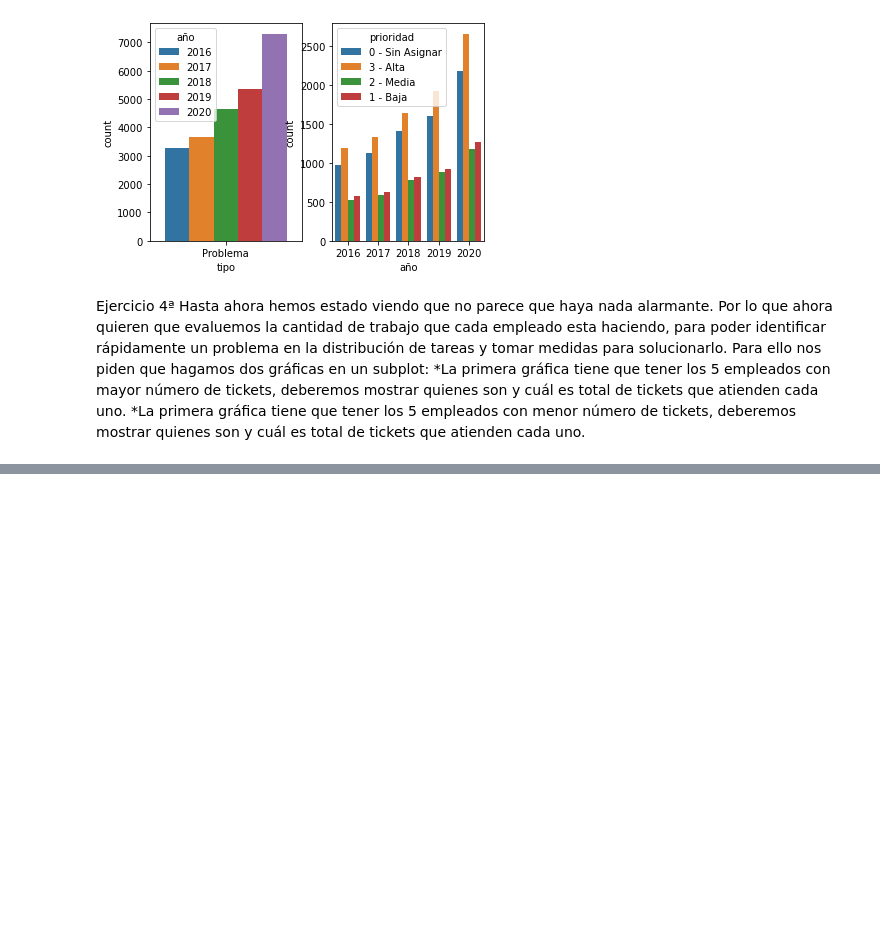
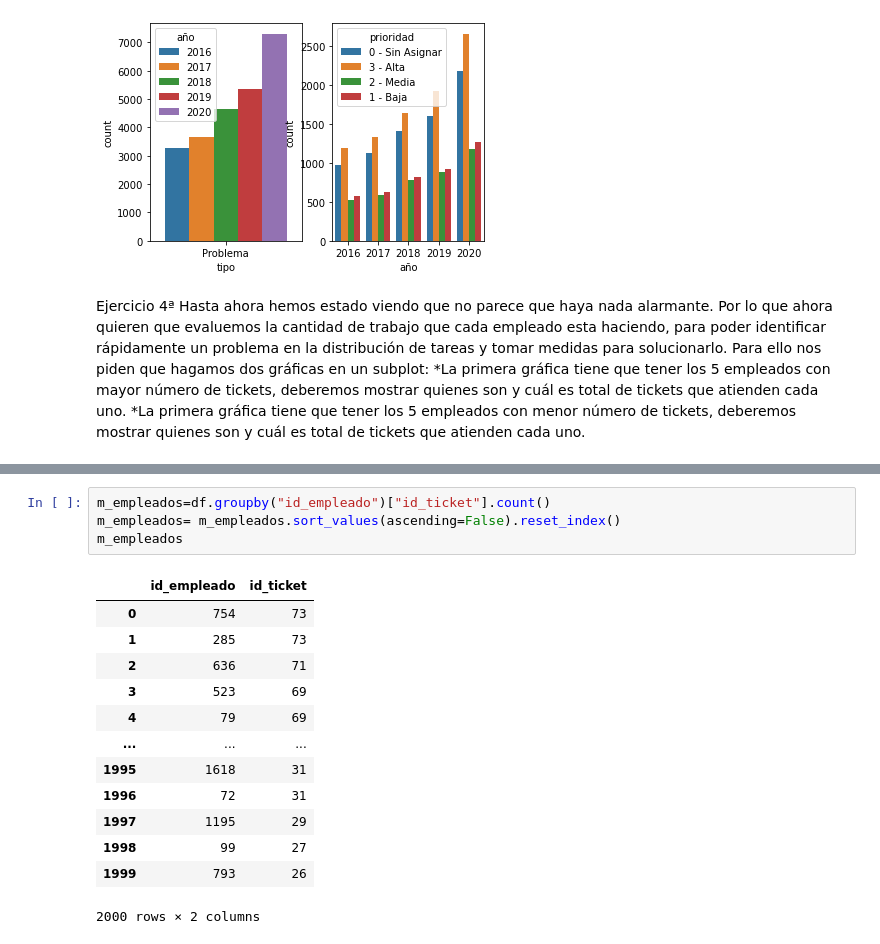
Before and after one commit to PalomaDA/DA-promod-modulo2-sprint1-Jacqueline-Paloma, a Jupyter notebook: Visualizacion/visualización-3.ipynb, the cells around one changed output, grey strips where cells are left out. Saved outputs shown, nothing was run; the diff lists cells and outputs as text; blank space fills up the shorter version.

```diff
--- a/Visualizacion/visualización-3.ipynb
+++ b/Visualizacion/visualización-3.ipynb
@@ -81,0 +73,18 @@ df.head(5)
+# %%
+m_empleados=df.groupby("id_empleado")["id_ticket"].count()
+m_empleados= m_empleados.sort_values(ascending=False).reset_index()
+m_empleados
+# %% [output]
+|  | id_empleado | id_ticket |
+| 0 | 754 | 73 |
+| 1 | 285 | 73 |
+| 2 | 636 | 71 |
+| 3 | 523 | 69 |
+| 4 | 79 | 69 |
+| ... | ... | ... |
+| 1995 | 1618 | 31 |
+| 1996 | 72 | 31 |
+| 1997 | 1195 | 29 |
+| 1998 | 99 | 27 |
+| 1999 | 793 | 26 |
+2000 rows × 2 columns
```
Also changed, not shown: parts of 6 cells of this notebook.
